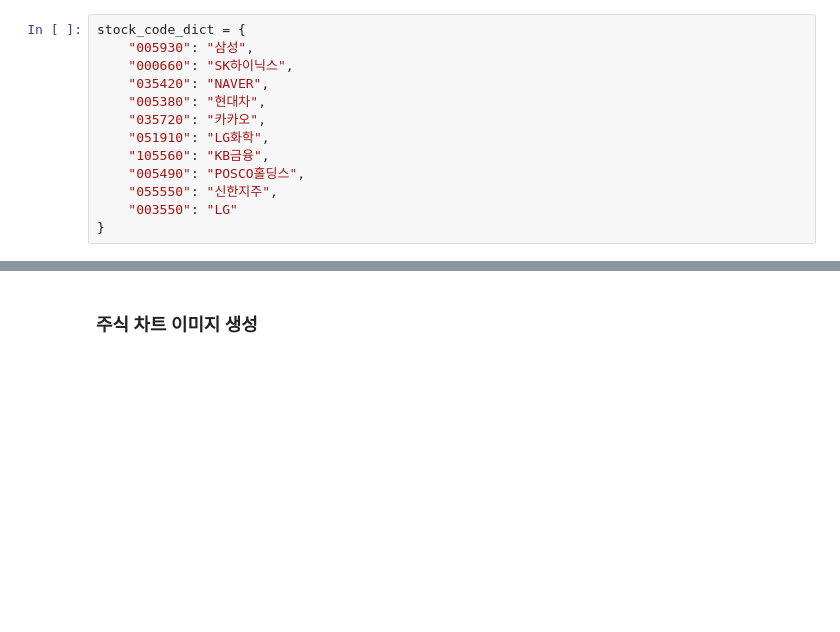
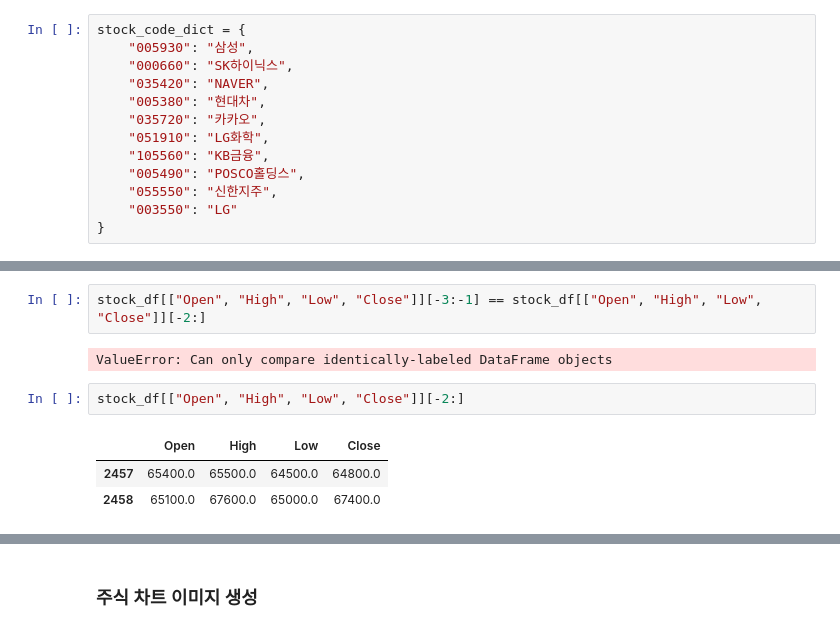
Before and after one commit to uwkylelee/StockPrediction, a Jupyter notebook: notebooks/stock_prediction.ipynb, the cells around one changed output, grey strips where cells are left out. Cells and saved outputs as stored; diff of their text form; blank space fills up the shorter version.

```diff
--- a/notebooks/stock_prediction.ipynb
+++ b/notebooks/stock_prediction.ipynb
@@ -59,0 +102,10 @@ for stock_code, name in tqdm(stock_code_dict.items()):
+# %%
+stock_df[["Open", "High", "Low", "Close"]][-3:-1] == stock_df[["Open", "High", "Low", "Close"]][-2:]
+# %% [output]
+ValueError: Can only compare identically-labeled DataFrame objects
+# %%
+stock_df[["Open", "High", "Low", "Close"]][-2:]
+# %% [output]
+|  | Open | High | Low | Close |
+| 2457 | 65400.0 | 65500.0 | 64500.0 | 64800.0 |
+| 2458 | 65100.0 | 67600.0 | 65000.0 | 67400.0 |
```
Also changed, not shown: parts of 15 cells of this notebook, 16 other files.
